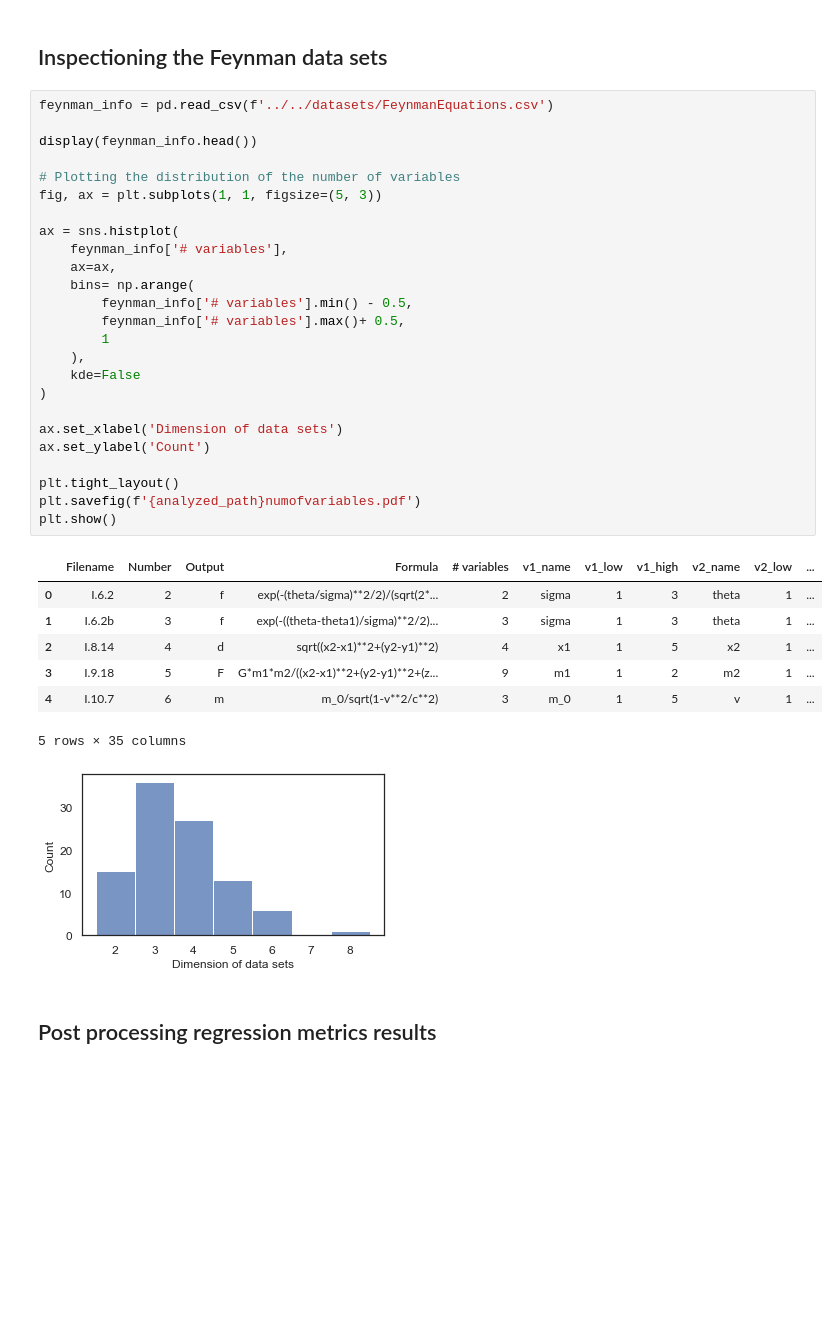
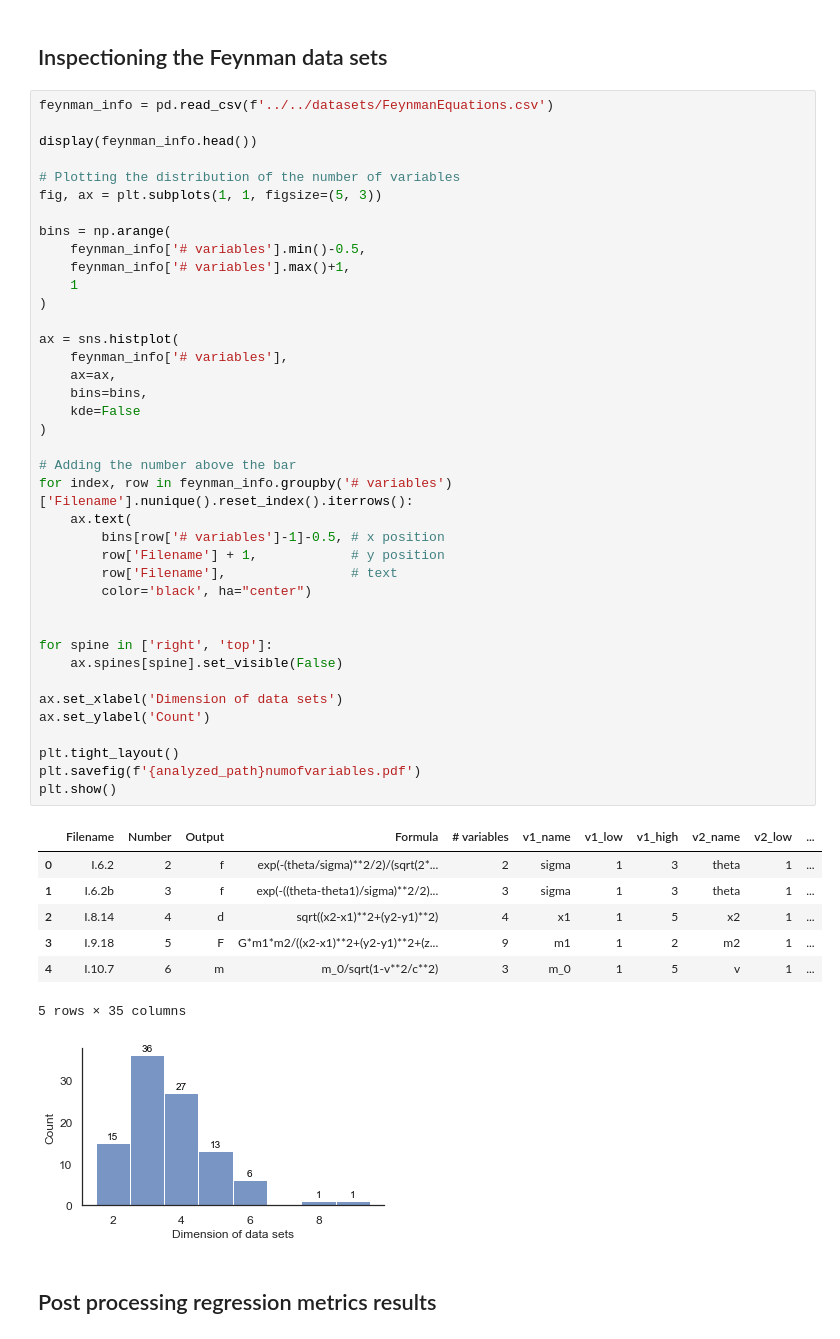
Before and after one commit to gAldeia/iirsBenchmark, a Jupyter notebook: post hoc analysis/scripts and notebooks/Regression metrics.ipynb, the cells around one changed output. Saved outputs shown, nothing was run; the diff lists cells and outputs as text; blank space fills up the shorter version.

Commit message:
fixed histogram of # variables

```diff
--- a/post hoc analysis/scripts and notebooks/Regression metrics.ipynb
+++ b/post hoc analysis/scripts and notebooks/Regression metrics.ipynb
@@ -23,37 +23,51 @@ analyzed_path = f'../post hoc analysis files/' # Where to save the plots
 # %%
 feynman_info = pd.read_csv(f'../../datasets/FeynmanEquations.csv')
 
 display(feynman_info.head())
 
 # Plotting the distribution of the number of variables
 fig, ax = plt.subplots(1, 1, figsize=(5, 3))
 
+bins = np.arange(
+    feynman_info['# variables'].min()-0.5,
+    feynman_info['# variables'].max()+1,
+    1
+)
+
 ax = sns.histplot(
     feynman_info['# variables'],
     ax=ax,
-    bins= np.arange(
-        feynman_info['# variables'].min() - 0.5,
-        feynman_info['# variables'].max()+ 0.5,
-        1
-    ),
+    bins=bins,
     kde=False
 )
+
+# Adding the number above the bar
+for index, row in feynman_info.groupby('# variables')['Filename'].nunique().reset_index().iterrows():
+    ax.text(
+        bins[row['# variables']-1]-0.5, # x position
+        row['Filename'] + 1,            # y position
+        row['Filename'],                # text
+        color='black', ha="center")
+
+
+for spine in ['right', 'top']:
+    ax.spines[spine].set_visible(False)
 
 ax.set_xlabel('Dimension of data sets')
 ax.set_ylabel('Count')
 
 plt.tight_layout()
 plt.savefig(f'{analyzed_path}numofvariables.pdf')
 plt.show()
 # %% [output]
 |  | Filename | Number | Output | Formula | # variables | v1_name | v1_low | v1_high | v2_name | v2_low | ... |
 | 0 | I.6.2 | 2 | f | exp(-(theta/sigma)**2/2)/(sqrt(2*... | 2 | sigma | 1 | 3 | theta | 1 | ... |
 | 1 | I.6.2b | 3 | f | exp(-((theta-theta1)/sigma)**2/2)... | 3 | sigma | 1 | 3 | theta | 1 | ... |
 | 2 | I.8.14 | 4 | d | sqrt((x2-x1)**2+(y2-y1)**2) | 4 | x1 | 1 | 5 | x2 | 1 | ... |
 | 3 | I.9.18 | 5 | F | G*m1*m2/((x2-x1)**2+(y2-y1)**2+(z... | 9 | m1 | 1 | 2 | m2 | 1 | ... |
 | 4 | I.10.7 | 6 | m | m_0/sqrt(1-v**2/c**2) | 3 | m_0 | 1 | 5 | v | 1 | ... |
 5 rows × 35 columns
-[figure, old version]
+[figure, new version]
 # %% [markdown]
 ## Post processing regression metrics results
 # %%
```
Also changed, not shown: 7 other files.
